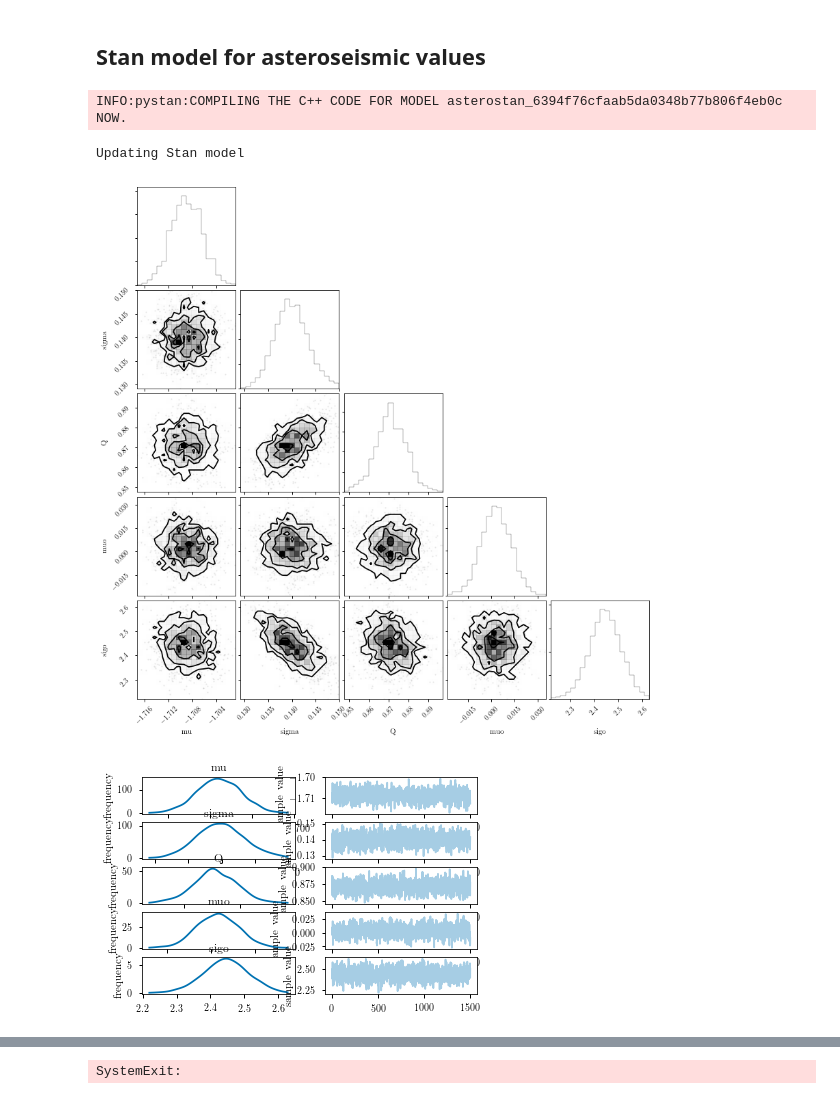
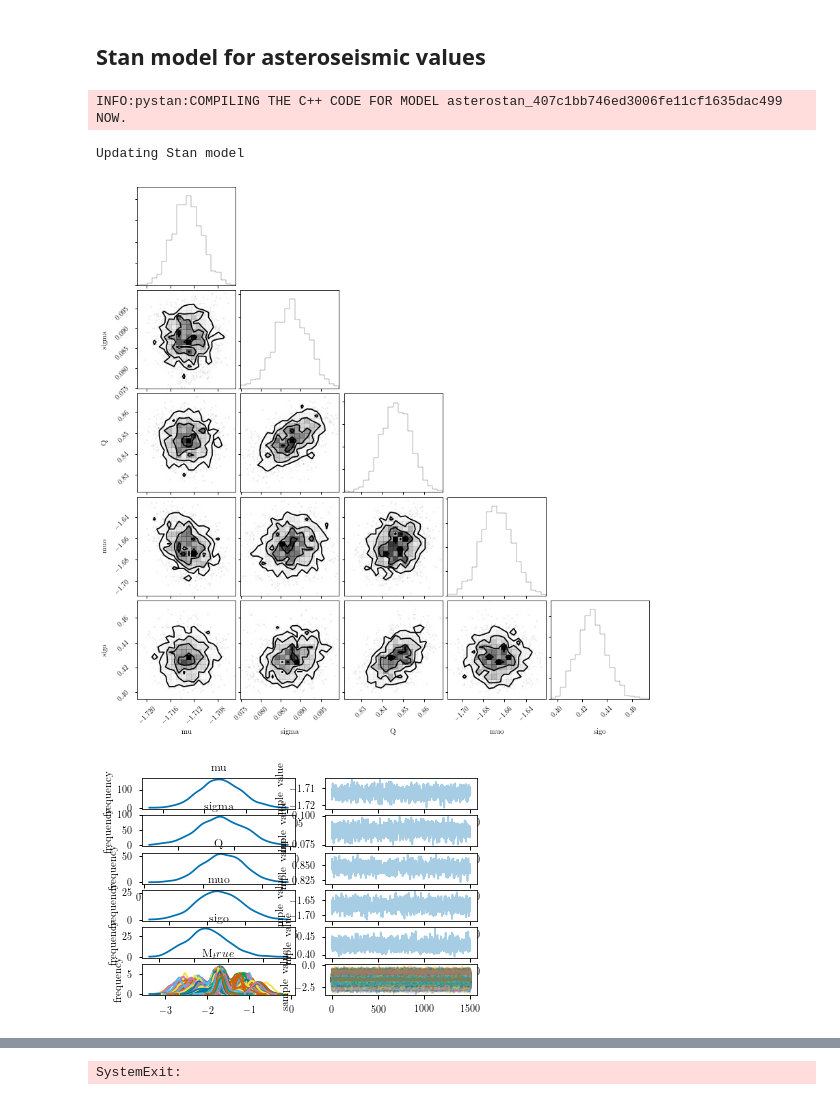
Before and after one commit to ojhall94/GAIA, a Jupyter notebook: hbmm_yu18.ipynb, the cells around one changed output, grey strips where cells are left out. Saved outputs shown, nothing was run; the diff lists cells and outputs as text; code cells hidden in the pictures.

Commit message:
Reapplied latent variable M_true model to yu18.

```diff
--- a/hbmm_yu18.ipynb
+++ b/hbmm_yu18.ipynb
@@ -80,17 +71,10 @@ asterostan = '''data {
 parameters {
     real mu;
     real muo;
-    real <lower=0.001> sigma;
-    real <lower=0.> sigo;
+    real <lower=0.0001> sigma;
+    real <lower=0.0001> sigo;
     real <lower=0.,upper=1.> Q;
-    real M_true_std[N];
-}
-
-transformed parameters {
-    real M_true[N]; // Transorm from N(0,1) back to M
-    for (n in 1:N) {
-        M_true[n] = mu + sigma * M_true_std[n];
-    }
+    real M_true[N];
 }
 
 model {
@@ -100,16 +84,14 @@ model {
     mu ~ normal(-1.71, .1);
     sigma ~ normal(.1, .05);
     Q ~ normal(.95, .01);
-
-    //Parameters in transformed space
-    muo ~ normal(0., .01);
+    muo ~ normal(-1.71, .1);
     sigo ~ normal(1., .1);
 
     //Mixture model (in transformed space)
     for (n in 1:N)
         target += log_mix(Q,
-            normal_lpdf(M_true_std[n] | 0, 1),
-            normal_lpdf(M_true_std[n] | muo, sigo));
+            normal_lpdf(M_true[n] | mu, sigma),
+            normal_lpdf(M_true[n] | muo, sigo));
 }
 
 generated quantities {
@@ -119,8 +101,8 @@ generated quantities {
     real ll_bg;
 
     for (n in 1:N){
-        ll_fg = log(Q) + normal_lpdf(M_true_std[n] | 0, 1);
-        ll_bg = log(1-Q) + normal_lpdf(M_true_std[n] | muo, sigo);
+        ll_fg = log(Q) + normal_lpdf(M_true[n] | mu, sigma);
+        ll_bg = log(1-Q) + normal_lpdf(M_true[n] | muo, sigo);
         post_prob[n] = exp(ll_fg - log_sum_exp(ll_fg, ll_bg));
         bg_pp[n] = exp(ll_bg - log_sum_exp(ll_fg, ll_bg));
     }
@@ -143,7 +125,7 @@ else:
         with open(model_path, 'wb') as f:
             pickle.dump(sm, f)
 # %% [output]
-INFO:pystan:COMPILING THE C++ CODE FOR MODEL asterostan_6394f76cfaab5da0348b77b806f4eb0c NOW.
+INFO:pystan:COMPILING THE C++ CODE FOR MODEL asterostan_407c1bb746ed3006fe11cf1635dac499 NOW.
 Updating Stan model
 # %%
 sel = df[:]
@@ -164,13 +146,13 @@ fit = sm.sampling(data=dat, iter=3000, chains=1, init=init)
 # %%
 import corner
 chain = np.array([fit['mu'],fit['sigma'],fit['Q'],fit['muo'],fit['sigo']])
 corner.corner(chain.T,labels=['mu','sigma','Q','muo','sigo'])
 plt.show()
-fit.plot(pars=['mu','sigma','Q','muo','sigo'])
+fit.plot(pars=['mu','sigma','Q','muo','sigo','M_true'])
 plt.show()
 # %% [output]
-[figure, old version]
+[figure, new version]
-[figure, old version]
+[figure, new version]
 # %%
 mu = np.median(fit['mu'])
 sigma = np.median(fit['sigma'])
```
Also changed, not shown: parts of 6 cells of this notebook.
